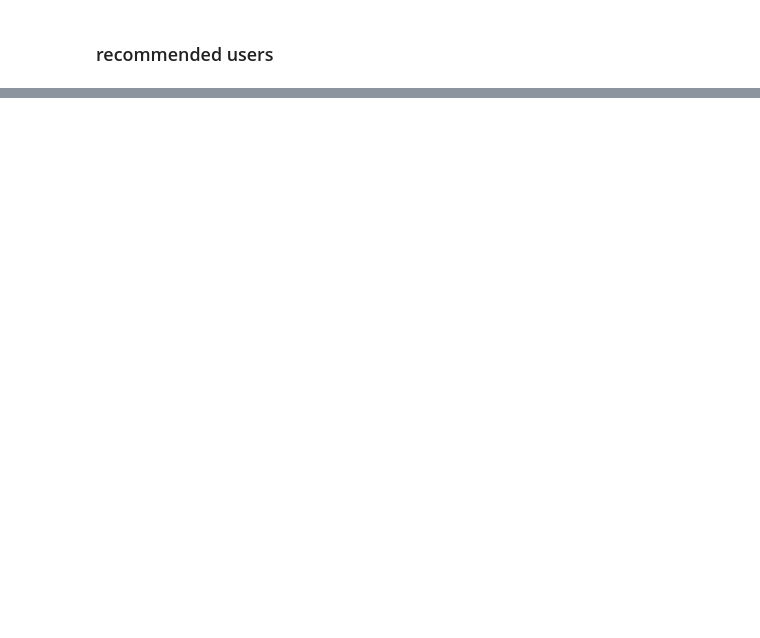
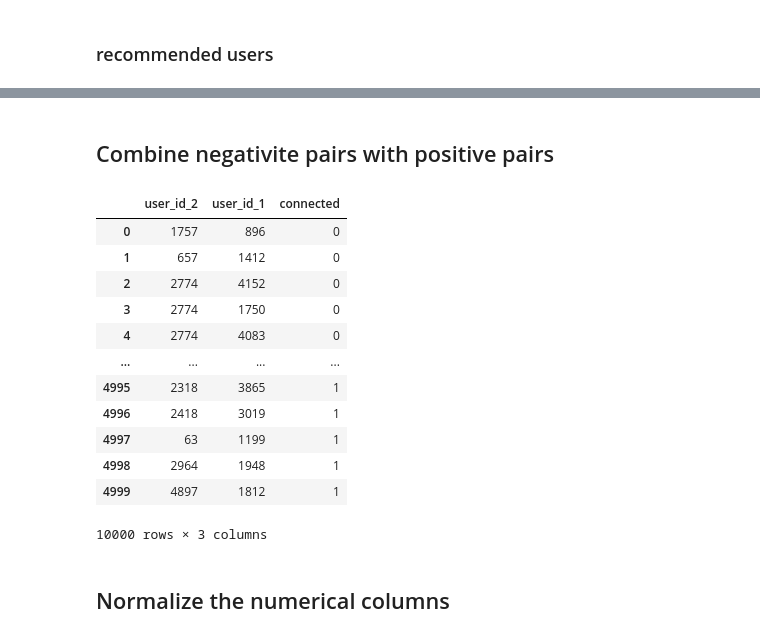
Before and after one commit to anushagj/friend-up-your-cash-app-game, a Jupyter notebook: Notebooks/modelling_solution.ipynb, the cells around one changed output, grey strips where cells are left out. Cells and saved outputs as stored; diff of their text form; code cells hidden in the pictures; blank space fills up the shorter version.

```diff
--- a/Notebooks/modelling_solution.ipynb
+++ b/Notebooks/modelling_solution.ipynb
@@ -141,0 +182,7 @@ Name: 3236, dtype: object
+# %%
+cash_friends_neg_pairs = pd.merge(cash_friends[["user_id", "user_id_encoded"]], cash_friends[["user_id",'least_interacted_user_id', "user_id_encoded"]], left_on='user_id', right_on="least_interacted_user_id", how='inner')
+cash_friends_neg_pairs["connected"] = 0
+cash_friends_neg_pairs= cash_friends_neg_pairs.rename(columns={"user_id_encoded_x": "user_id_2", "user_id_encoded_y": "user_id_1"})
+cash_friends_neg_pairs= cash_friends_neg_pairs.drop(columns=["least_interacted_user_id",  "user_id_x", "user_id_y"])
+
+cash_friends_neg_pairs.head()
@@ -141,0 +196,21 @@ Name: 3236, dtype: object
+# %% [markdown]
+## Combine negativite pairs with positive pairs
+# %%
+customer_pairs = pd.concat([cash_friends_neg_pairs, cash_friends_pos_pairs])
+customer_pairs
+# %% [output]
+|  | user_id_2 | user_id_1 | connected |
+| 0 | 1757 | 896 | 0 |
+| 1 | 657 | 1412 | 0 |
+| 2 | 2774 | 4152 | 0 |
+| 3 | 2774 | 1750 | 0 |
+| 4 | 2774 | 4083 | 0 |
+| ... | ... | ... | ... |
+| 4995 | 2318 | 3865 | 1 |
+| 4996 | 2418 | 3019 | 1 |
+| 4997 | 63 | 1199 | 1 |
+| 4998 | 2964 | 1948 | 1 |
+| 4999 | 4897 | 1812 | 1 |
+10000 rows × 3 columns
+# %% [markdown]
+## Normalize the numerical columns
```
Also changed, not shown: parts of 38 cells of this notebook.
